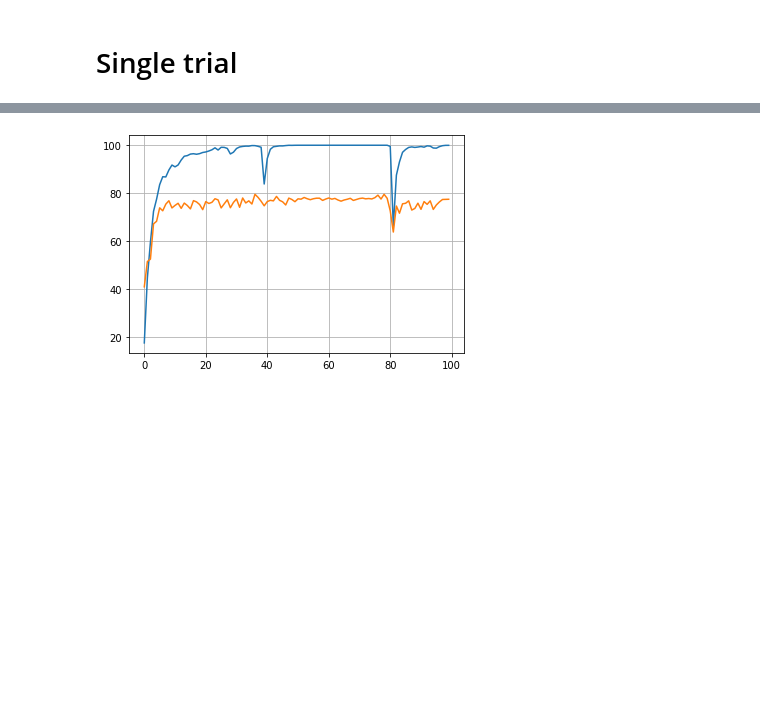
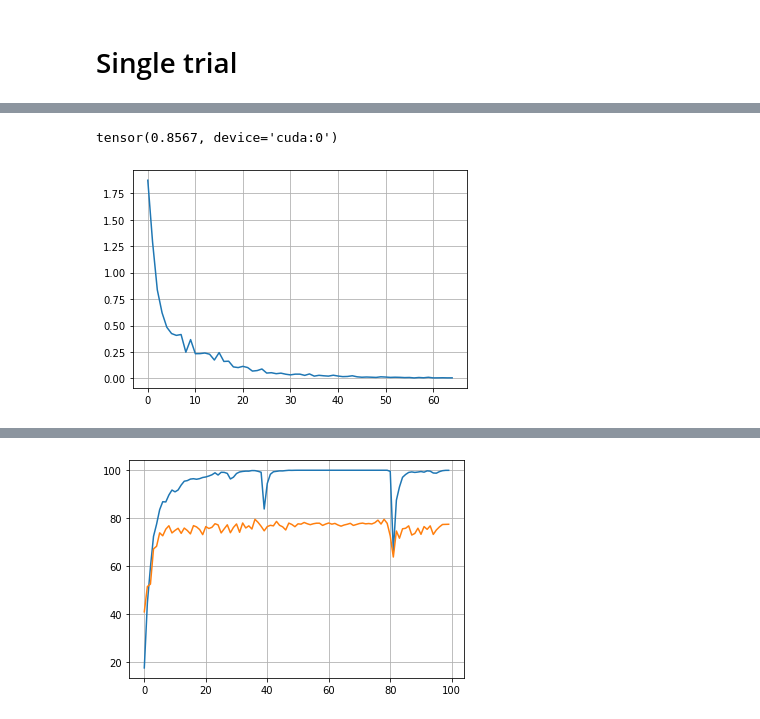
Before and after one commit to HuangHaoyu1997/Reservoir-Computing, a Jupyter notebook: new_RC.ipynb, the cells around one changed output, grey strips where cells are left out. Saved outputs shown, nothing was run; the diff lists cells and outputs as text; code cells hidden in the pictures; blank space fills up the shorter version.

```diff
--- a/new_RC.ipynb
+++ b/new_RC.ipynb
@@ -442,3 +529,21 @@ epoch:99,       Loss:0.0002,    Tr Acc:100.0000,        Ts Acc:77.2968, Time:14.
+# %%
+(model.A1.weight.data==0).sum()/config.hid**2
+# %% [output]
+tensor(0.8567, device='cuda:0')
+# %%
+with open('temp.txt', 'r') as f:
+    data = f.readlines()
+loss = []
+Anorm = []
+for d in data:
+    loss.append(float(d.split('\tLoss:')[1].split(',\t')[0]))
+    Anorm.append(float(d.split('Norm:')[1]))
+# %%
+plt.plot(loss)
+# plt.plot(Anorm)
+plt.grid()
+# %% [output]
+[figure, added]
 # %%
 plt.plot(acc[0])
 plt.plot(acc[1])
```
Also changed, not shown: parts of 16 cells of this notebook, 6 other files.
